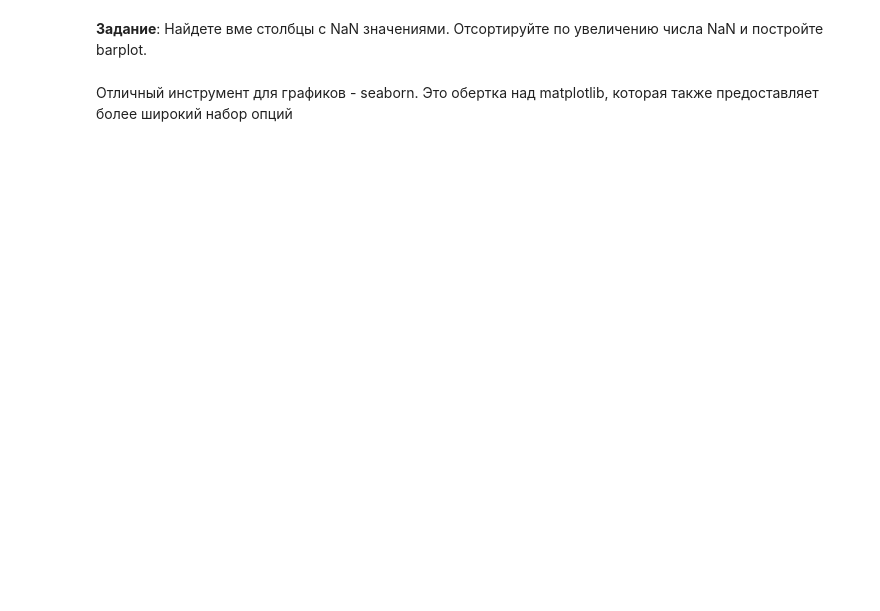
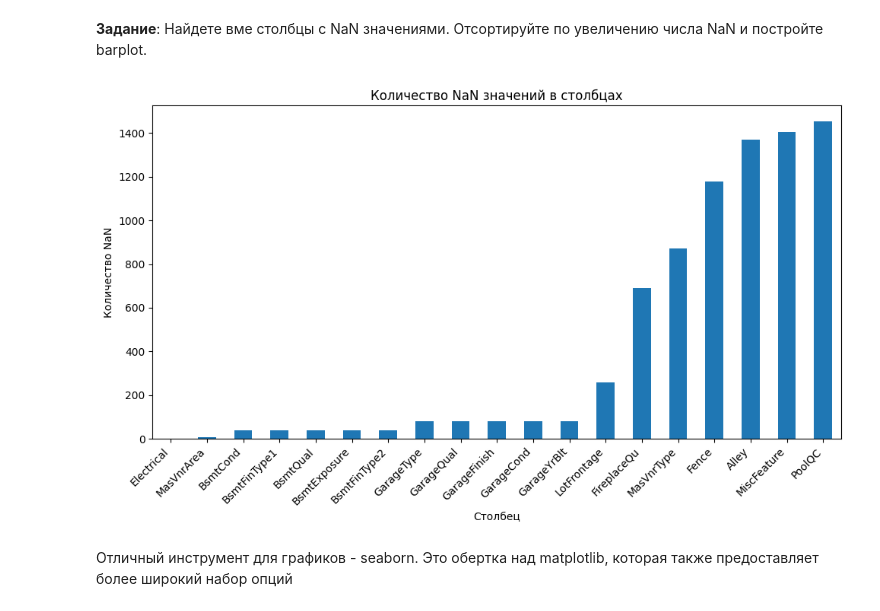
Before and after one commit to NikiTaku1/spbu-ai-fundamentals, a Jupyter notebook: practicum_1/practicum_1.ipynb, the cells around one changed output. Drawn from its saved outputs; the diff is of its cells as text; code cells hidden in the pictures; blank space fills up the shorter version.

```diff
--- a/practicum_1/practicum_1.ipynb
+++ b/practicum_1/practicum_1.ipynb
@@ -1,7 +1,7 @@
 # %%
 import yaml
 
-with open('../config.yaml', 'r') as f:
+with open("C:\\Users\\Zver\\Desktop\\uni\\AIF\\Practice\\spbu-ai-fundamentals-main\\practicum_1\\config.yaml", 'r') as f:
     cfg = yaml.safe_load(f)
 # %% [markdown]
 # Numpy
@@ -1274,6 +1353,20 @@ df_csv['KitchenQual'].value_counts().plot.bar(figsize=(12, 6))
 # %% [markdown]
 **Задание**:
 Найдете вме столбцы с  NaN значениями. Отсортируйте по увеличению числа NaN и постройте barplot.
+# %%
+nan_counts_by_column = df_csv.isnull().sum()
+columns_with_nan = nan_counts_by_column[nan_counts_by_column > 0]
+sorted_columns = columns_with_nan.sort_values(ascending=True)
+plt.figure(figsize=(10, 6))
+sorted_columns.plot(kind='bar')
+plt.title('Количество NaN значений в столбцах')
+plt.xlabel('Столбец')
+plt.ylabel('Количество NaN')
+plt.xticks(rotation=45, ha='right')
+plt.tight_layout()
+plt.show()
+# %% [output]
+[figure, added]
 # %% [markdown]
 Отличный инструмент для графиков  - seaborn. Это обертка над matplotlib, которая также предоставляет более широкий набор опций
 # %%
```
Also changed, not shown: parts of 60 cells of this notebook.
